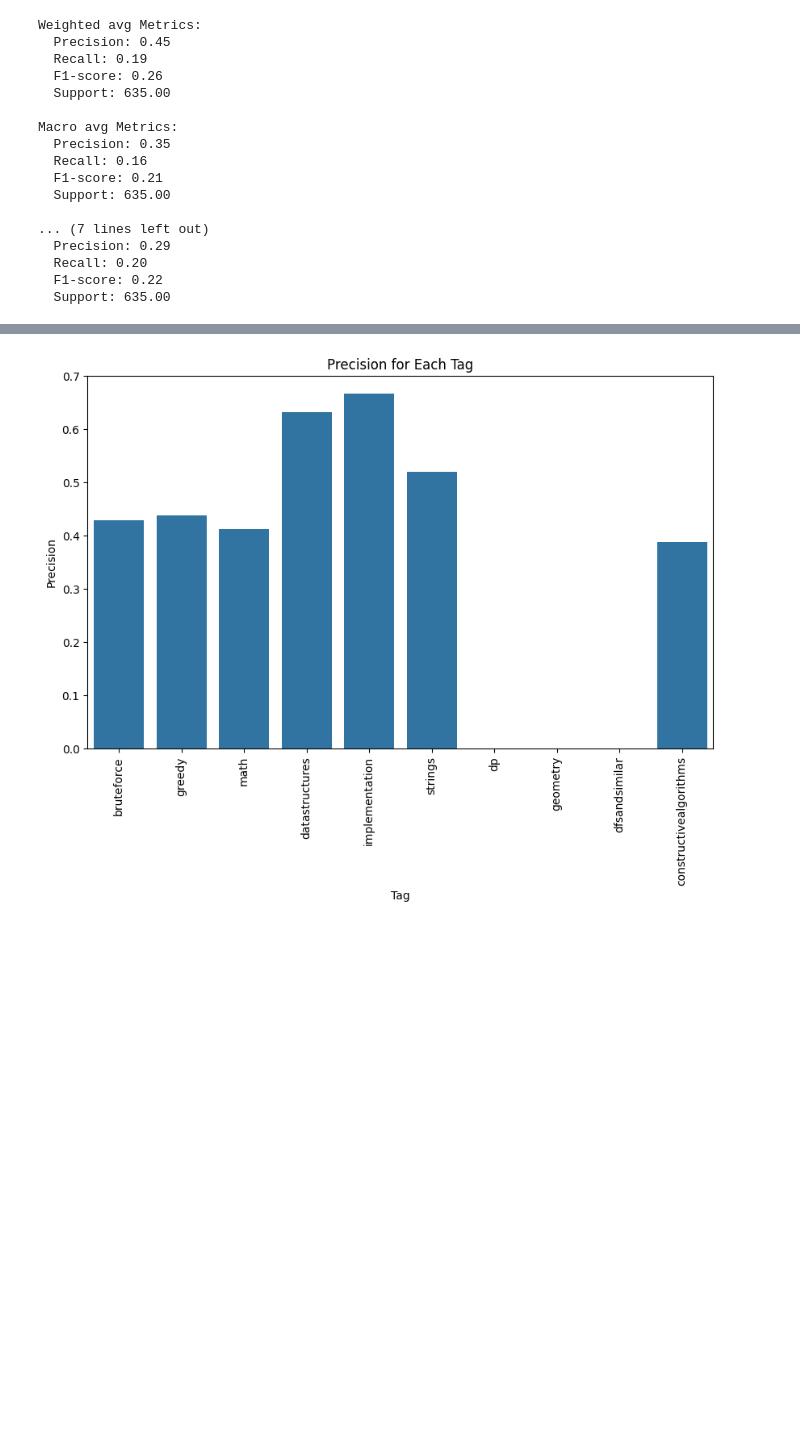
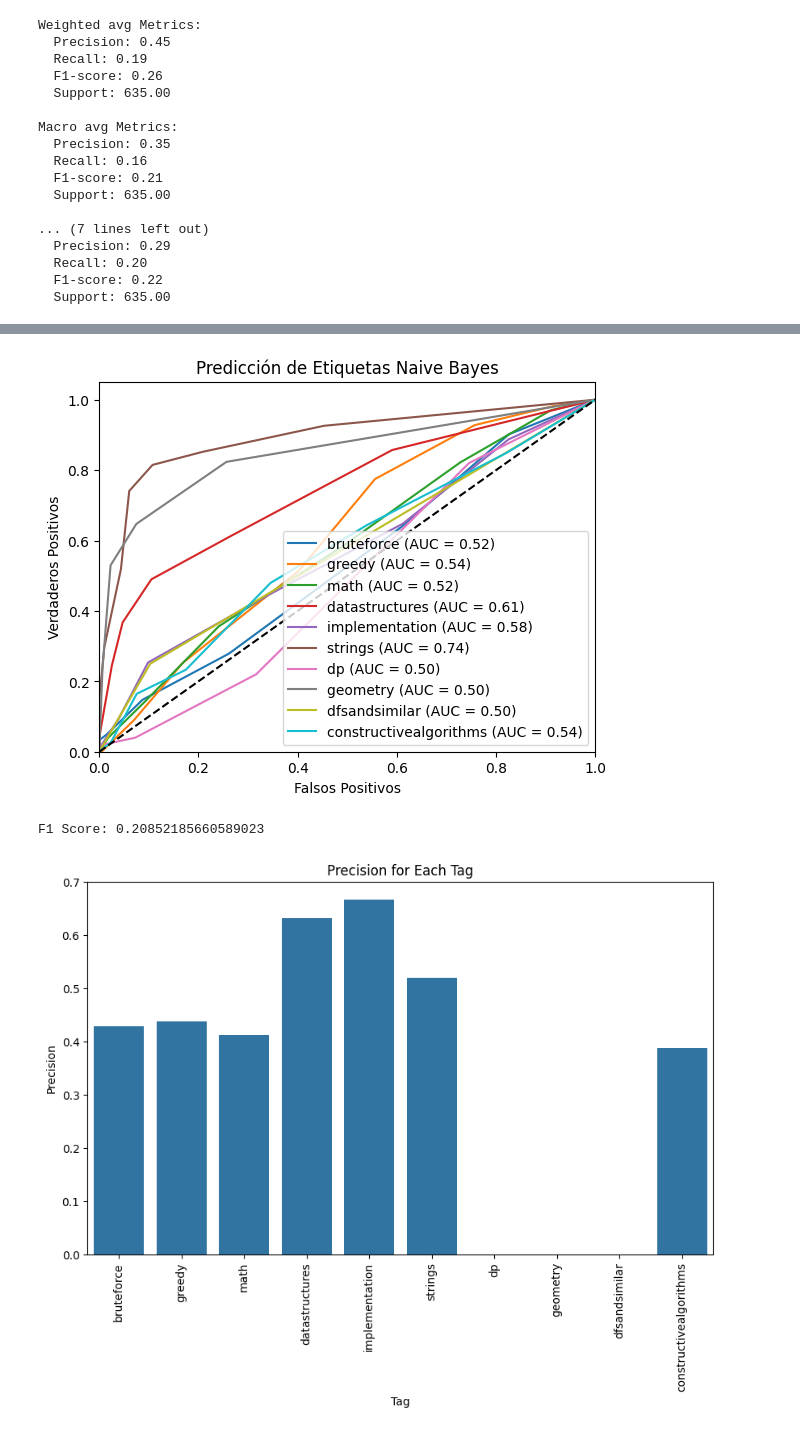
Before and after one commit to ARJ-Code/codeforce-tag-predictor, a Jupyter notebook: src/knn_model/knn.ipynb, the cells around one changed output, grey strips where cells are left out. Cells and saved outputs as stored; diff of their text form; code cells hidden in the pictures; blank space fills up the shorter version.

```diff
--- a/src/knn_model/knn.ipynb
+++ b/src/knn_model/knn.ipynb
@@ -262,0 +255,5 @@ constructivealgorithms & 0.387097 & 0.164384 & 0.230769 & 73.000000 \\
+# %%
+print("ROC AUC Scores por tag:")
+for i in range(y_test.shape[1]):
+    # Graficar la curva ROC
+    print(f'{y.columns[i]}: {roc_auc_score(y_test.iloc[:, i], y_pred[:, i])}')
@@ -263,3 +272,41 @@ constructivealgorithms & 0.387097 & 0.164384 & 0.230769 & 73.000000 \\
+# %%
+multilabel_knn
+
+import matplotlib.pyplot as plt
+
+# Graficar la curva ROC para cada etiqueta
+def plot_roc_auc(X_test,y_test,y_pred,classifier):
+    n_classes = y_test.shape[1]
+
+    plt.figure()
+
+    probs= classifier.predict_proba(X_test)
+
+    for i in range(n_classes):
+        # Calcular el FPR y TPR para la etiqueta i
+        fpr, tpr, _ = roc_curve(y_test.iloc[:, i], probs[i][:, 1])
+
+        # Graficar la curva ROC
+        plt.plot(fpr, tpr, label=f'{y.columns[i]} (AUC = {roc_auc_score(y_test.iloc[:, i], y_pred[:, i]):.2f})')
+
+    plt.plot([0, 1], [0, 1], 'k--')  # Línea diagonal de referencia
+    plt.xlim([0.0, 1.0])
+    plt.ylim([0.0, 1.05])
+    plt.xlabel('Falsos Positivos')
+    plt.ylabel('Verdaderos Positivos')
+    plt.title('Predicción de Etiquetas Naive Bayes')
+    plt.legend(loc='lower right')
+    plt.show()
+
+plot_roc_auc(X_test,y_test,y_pred,multilabel_knn)
+# %% [output]
+[figure, added]
+# %%
+#F1 Score (Macro)
+f1 = f1_score(y_test, y_pred, average='macro', zero_division=0)
+print(f'F1 Score: {f1}')
+# %% [output]
+F1 Score: 0.20852185660589023
 # %%
 plt.figure(figsize=(10, 6))
 sns.barplot(x=report_df.index, y='precision', data=report_df)
```
Also changed, not shown: parts of 5 cells of this notebook, 4 other files.
